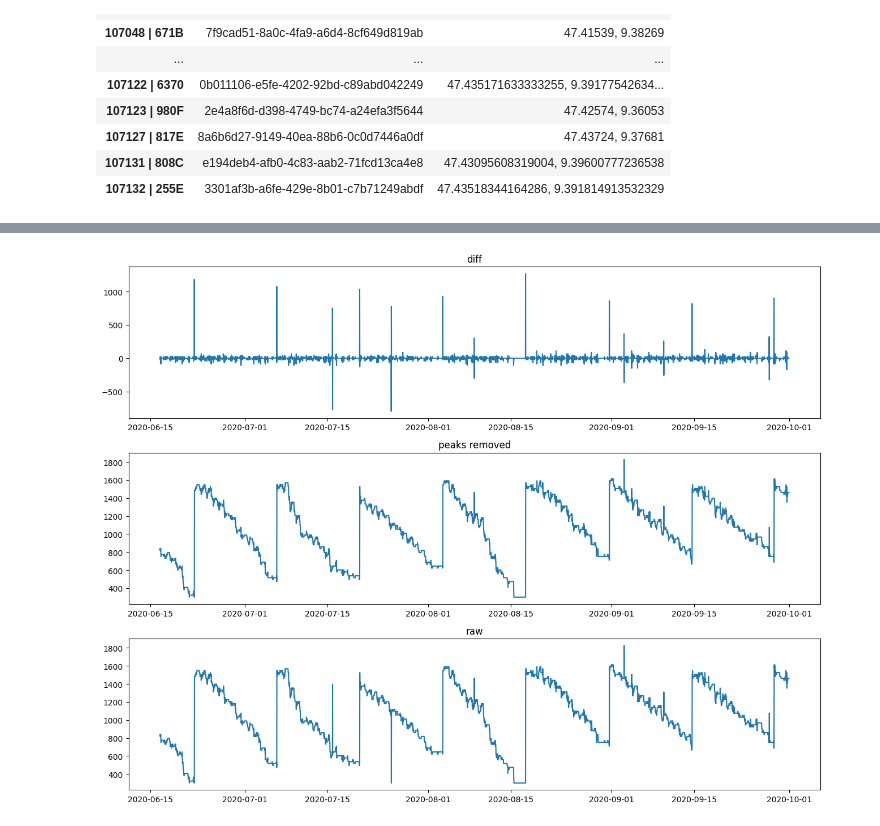
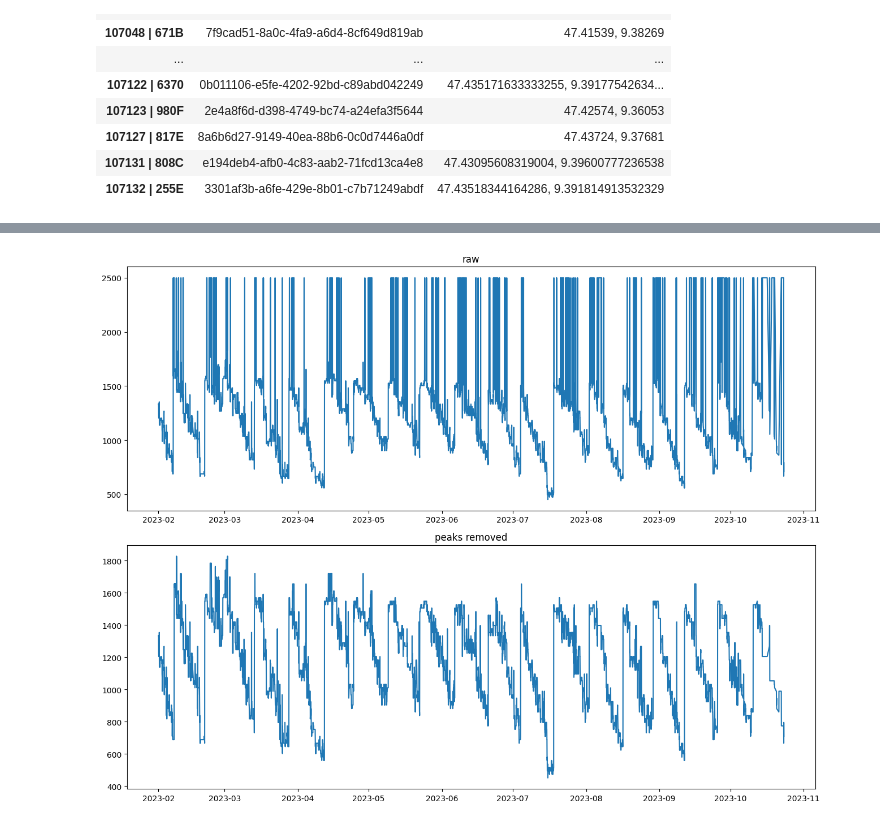
Before and after one commit to N3xed/glass-utilization-predictor, a Jupyter notebook: src/prepare_and_split_data.ipynb, the cells around one changed output, grey strips where cells are left out. Cells and saved outputs as stored; diff of their text form; code cells hidden in the pictures.

```diff
--- a/src/prepare_and_split_data.ipynb
+++ b/src/prepare_and_split_data.ipynb
@@ -74,7 +74,7 @@ rel_data
 
   [31413 rows x 3 columns])]
 # %%
-i = 10
+i = 7
 
 data_dist = np.array(rel_data[i][1]["data_distance"])
 data_time = np.array(rel_data[i][1]["measured_at"])
@@ -146,19 +148,19 @@ for i, (time, period) in enumerate(zip(time_regions, dist_periods)):
 # %%
 # %matplotlib widget
 # import matplotlib
 # matplotlib.use("Qt5Agg")
 
-# data_time_mask = (data_time >= datetime.datetime(2023, 1, 1).timestamp()) & (data_time <= datetime.datetime(2023, 8, 29).timestamp())
-data_time_mask = (data_time <= datetime.datetime(2020, 10, 1).timestamp()) #& (data_time >= datetime.datetime(2020, 6, 1).timestamp())
+data_time_mask = (data_time >= datetime.datetime(2023, 2, 1).timestamp())
+# data_time_mask = (data_time <= datetime.datetime(2020, 10, 1).timestamp()) #& (data_time >= datetime.datetime(2020, 6, 1).timestamp())
 # data_time_mask = np.ones_like(data_time, dtype=bool)
 
-fig, axs = plt.subplots(nrows=3, figsize=(13, 10))
-axs[0].plot(list(map(datetime.datetime.fromtimestamp, data_time[data_time_mask])), data_dist_diff[data_time_mask])
-axs[0].set_title("diff")
+fig, axs = plt.subplots(nrows=2, figsize=(13, 10))
+# axs[0].plot(list(map(datetime.datetime.fromtimestamp, data_time[data_time_mask])), data_dist_diff[data_time_mask])
+# axs[0].set_title("diff")
 axs[1].plot(list(map(datetime.datetime.fromtimestamp, data_time[data_time_mask])), data_dist_filt[data_time_mask])
 axs[1].set_title("peaks removed")
-axs[2].plot(list(map(datetime.datetime.fromtimestamp, data_time[data_time_mask])), data_dist[data_time_mask])
-axs[2].set_title("raw")
+axs[0].plot(list(map(datetime.datetime.fromtimestamp, data_time[data_time_mask])), data_dist[data_time_mask])
+axs[0].set_title("raw")
 fig.set_tight_layout(True)
 # %% [output]
-[figure, old version]
+[figure, new version]
```
Also changed, not shown: parts of 1 cell of this notebook, 3 other files.
